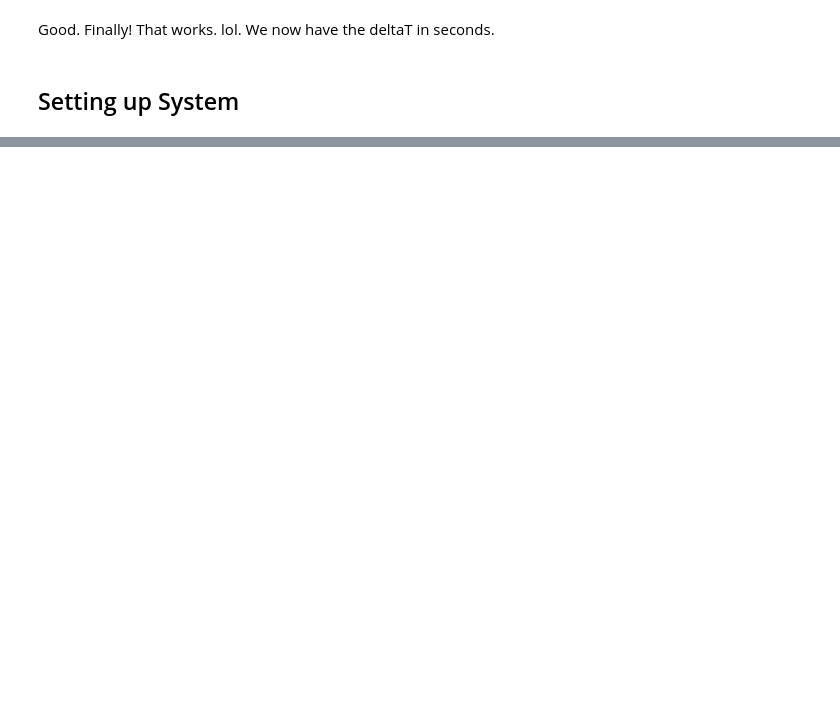
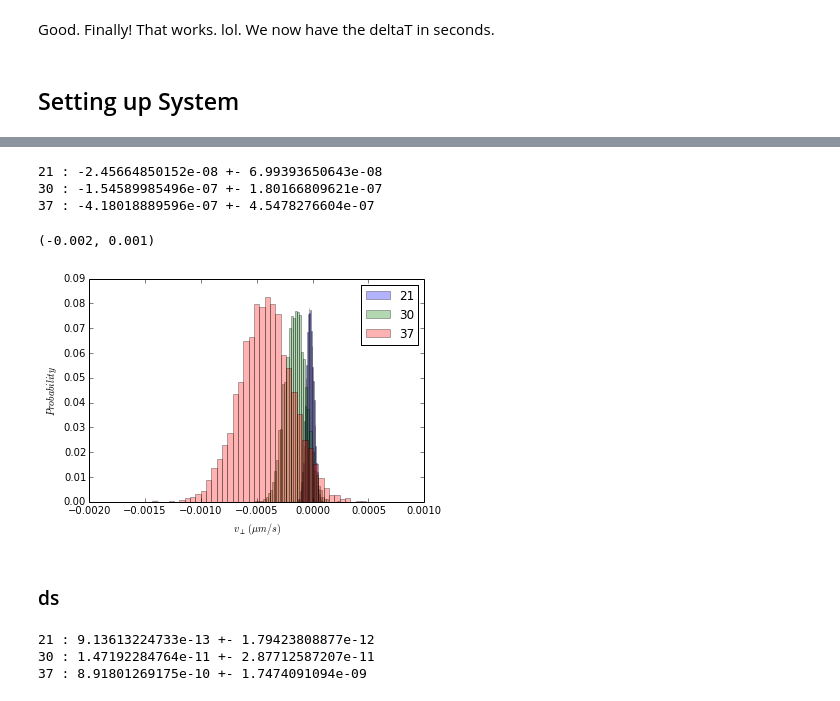
Before and after one commit to btweinstein/chirality_finder, a Jupyter notebook: Final_Diffusion_Analysis-2.ipynb, the cells around one changed output, grey strips where cells are left out. Drawn from its saved outputs; the diff is of its cells as text; code cells hidden in the pictures; blank space fills up the shorter version.

```diff
--- a/Final_Diffusion_Analysis-2.ipynb
+++ b/Final_Diffusion_Analysis-2.ipynb
@@ -590,0 +650,30 @@ Done setting up!
+# %%
+print_mean_error(M21, 21, 'vperp')
+print_mean_error(M30, 30, 'vperp')
+print_mean_error(M37, 37, 'vperp')
+# %% [output]
+21 : -2.45664850152e-08 +- 6.99393650643e-08
+30 : -1.54589985496e-07 +- 1.80166809621e-07
+37 : -4.18018889596e-07 +- 4.5478276604e-07
+# %%
+makeNormedHist(M21.trace('vperp')[:]*10.**3, 40, label='21', alpha=0.3)
+makeNormedHist(M30.trace('vperp')[:]*10.**3, 40, label='30', alpha=0.3)
+makeNormedHist(M37.trace('vperp')[:]*10.**3, 40, label='37', alpha=0.3)
+
+plt.xlabel('$v_\perp$ $(\mu m/s)$')
+plt.ylabel('$Probability$')
+plt.legend(loc='best')
+plt.xlim([-0.002, 0.001])
+# %% [output]
+(-0.002, 0.001)
+[figure, added]
+# %% [markdown]
+### ds
+# %%
+print_mean_error(M21, 21, 'ds')
+print_mean_error(M30, 30, 'ds')
+print_mean_error(M37, 37, 'ds')
+# %% [output]
+21 : 9.13613224733e-13 +- 1.79423808877e-12
+30 : 1.47192284764e-11 +- 2.87712587207e-11
+37 : 8.91801269175e-10 +- 1.7474091094e-09
```
Also changed, not shown: parts of 37 cells of this notebook, 6 other files.
